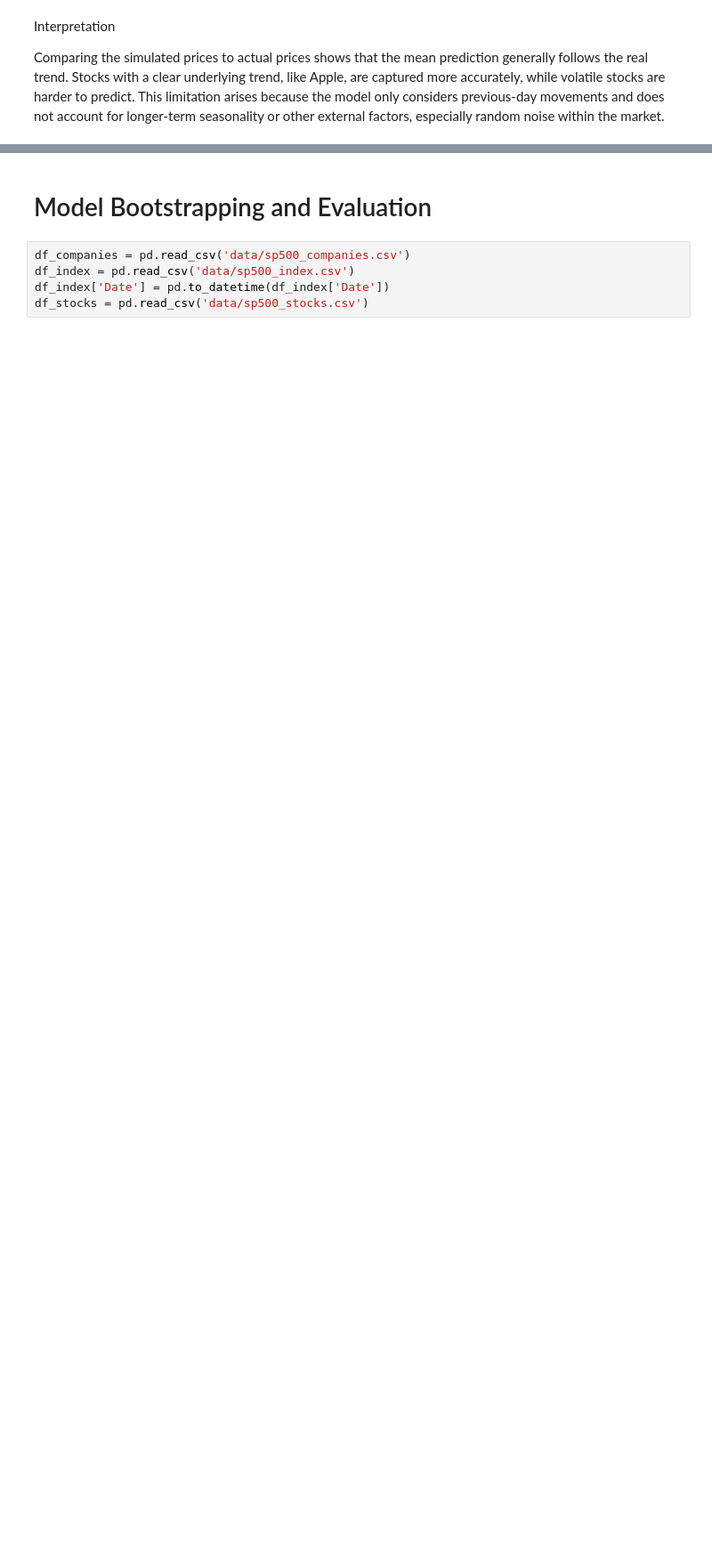
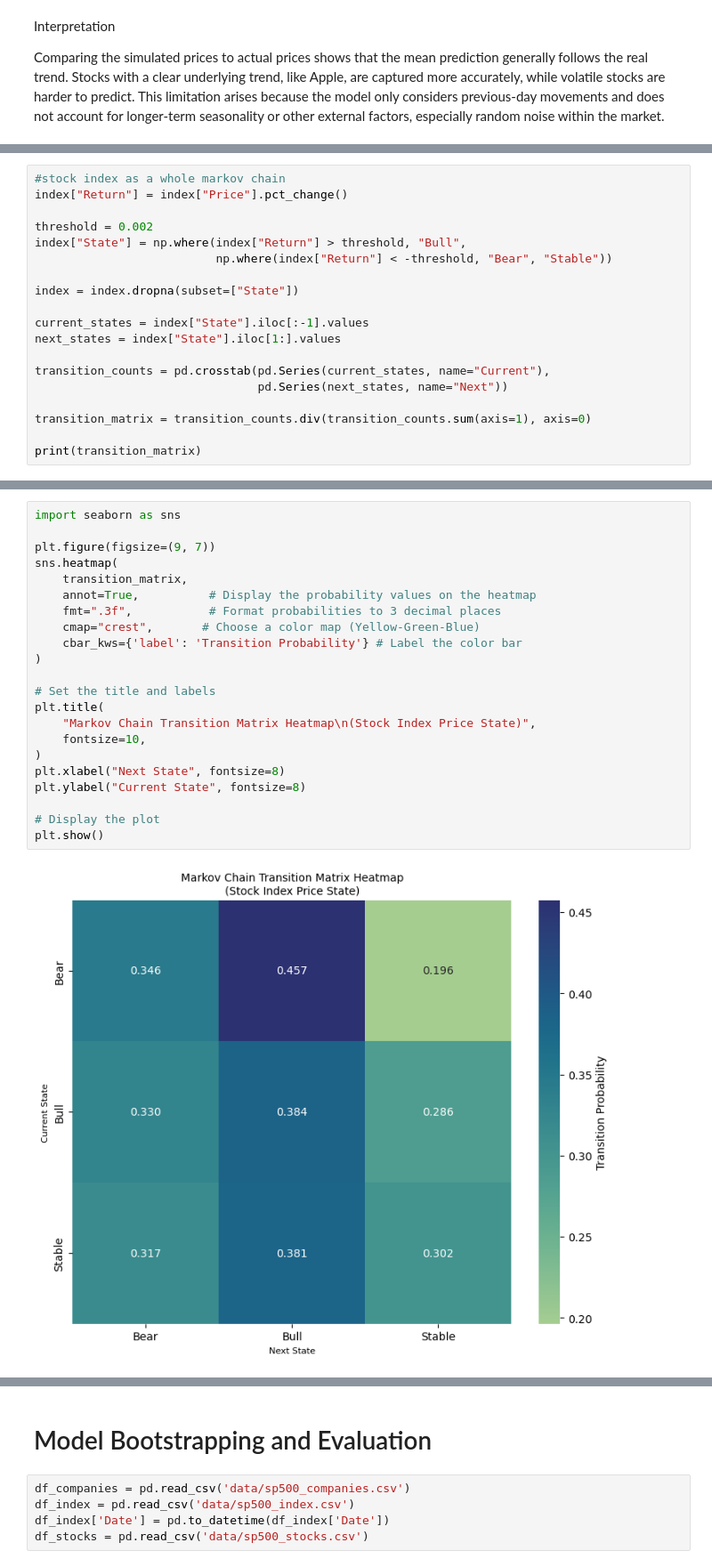
Before and after one commit to jmhowe03-jmh/understanding_uncertainty_project1, a Jupyter notebook: project_final.ipynb, the cells around one changed output, grey strips where cells are left out. Shown: that part at 89% size. Drawn from its saved outputs; the diff is of its cells as text; blank space fills up the shorter version.

```diff
--- a/project_final.ipynb
+++ b/project_final.ipynb
@@ -837,0 +676,19 @@ plt.show()
+# %%
+#stock index as a whole markov chain
+index["Return"] = index["Price"].pct_change()
+
+threshold = 0.002
+index["State"] = np.where(index["Return"] > threshold, "Bull",
+                          np.where(index["Return"] < -threshold, "Bear", "Stable"))
+
+index = index.dropna(subset=["State"])
+
+current_states = index["State"].iloc[:-1].values
+next_states = index["State"].iloc[1:].values
+
+transition_counts = pd.crosstab(pd.Series(current_states, name="Current"),
+                                pd.Series(next_states, name="Next"))
+
+transition_matrix = transition_counts.div(transition_counts.sum(axis=1), axis=0)
+
+print(transition_matrix)
@@ -837,0 +709,24 @@ plt.show()
+# %%
+import seaborn as sns
+
+plt.figure(figsize=(9, 7))
+sns.heatmap(
+    transition_matrix,
+    annot=True,          # Display the probability values on the heatmap
+    fmt=".3f",           # Format probabilities to 3 decimal places
+    cmap="crest",       # Choose a color map (Yellow-Green-Blue)
+    cbar_kws={'label': 'Transition Probability'} # Label the color bar
+)
+
+# Set the title and labels
+plt.title(
+    "Markov Chain Transition Matrix Heatmap\n(Stock Index Price State)",
+    fontsize=10,
+)
+plt.xlabel("Next State", fontsize=8)
+plt.ylabel("Current State", fontsize=8)
+
+# Display the plot
+plt.show()
+# %% [output]
+[figure, added]
```
Also changed, not shown: parts of 30 cells of this notebook.
